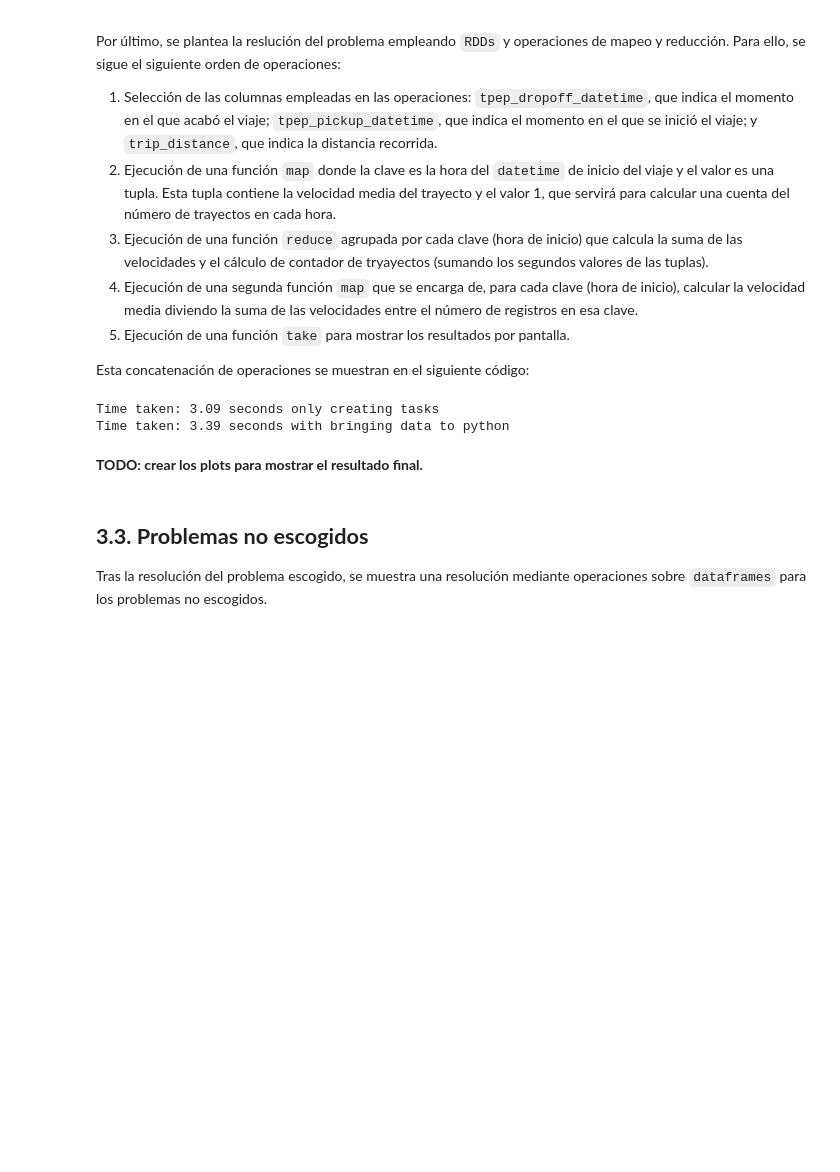
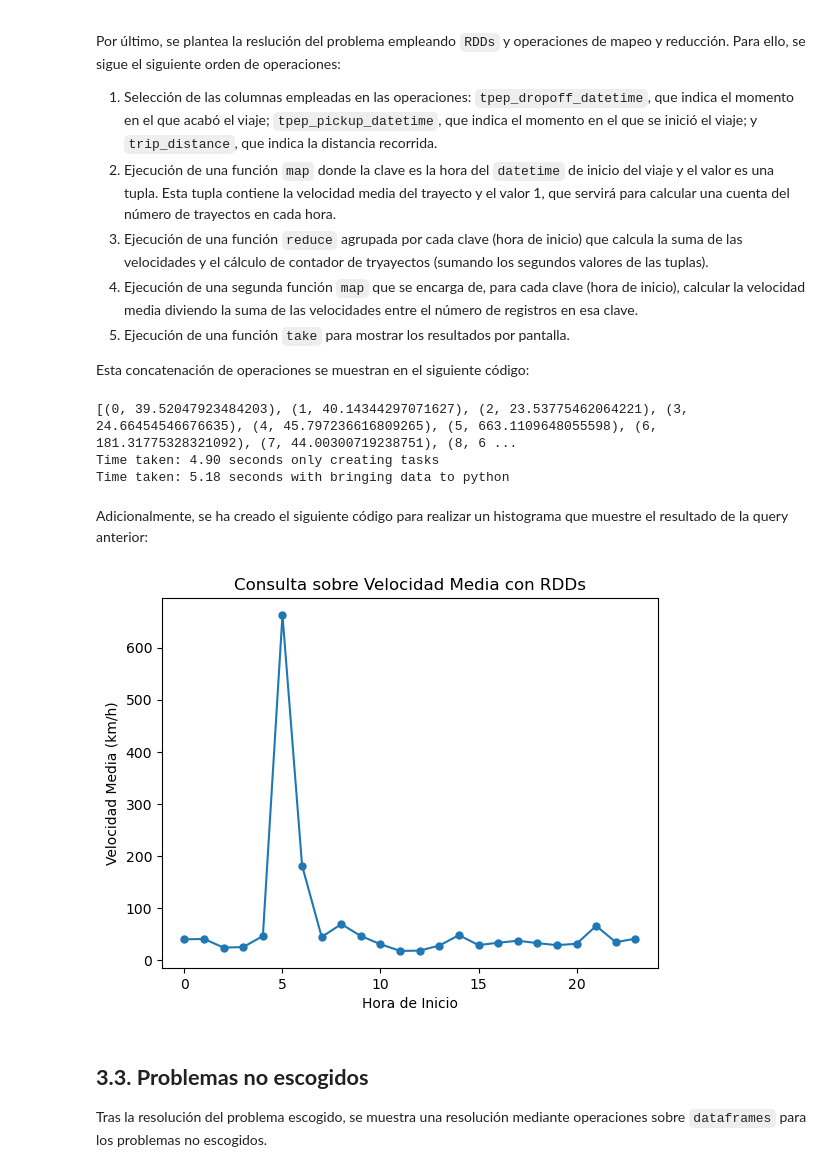
Before and after one commit to Astrak00/HPC-Lab01, a Jupyter notebook: main.ipynb, the cells around one changed output. Drawn from its saved outputs; the diff is of its cells as text; code cells hidden in the pictures; blank space fills up the shorter version.

```diff
--- a/main.ipynb
+++ b/main.ipynb
@@ -266,14 +297,30 @@ end_tasks = time.time()
 # Cálculo de las operaciones y resultados finales
 result = m2.take(24)
 end_rdd = time.time()
-result
+print(result)
 print(f'Time taken: {end_tasks-start_rdd:.2f} seconds only creating tasks')
 print(f'Time taken: {end_rdd-start_rdd:.2f} seconds with bringing data to python')
 # %% [output]
-Time taken: 3.09 seconds only creating tasks
-Time taken: 3.39 seconds with bringing data to python
+[(0, 39.52047923484203), (1, 40.14344297071627), (2, 23.53775462064221), (3, 24.66454546676635), (4, 45.797236616809265), (5, 663.1109648055598), (6, 181.31775328321092), (7, 44.00300719238751), (8, 6 ...
+Time taken: 4.90 seconds only creating tasks
+Time taken: 5.18 seconds with bringing data to python
 # %% [markdown]
-**TODO: crear los plots para mostrar el resultado final.**
+Adicionalmente, se ha creado el siguiente código para realizar un histograma que muestre el resultado de la query anterior:
+# %%
+fig, ax = plt.subplots()
+
+x = [value[0] for value in result]
+y = [value[1] for value in result]
+
+ax.plot(x, y, marker="o", markersize="5")
+
+ax.set_ylabel('Velocidad Media (km/h)')
+ax.set_xlabel('Hora de Inicio')
+ax.set_title('Consulta sobre Velocidad Media con RDDs')
+
+plt.show()
+# %% [output]
+[figure, added]
 # %% [markdown]
 ## **3.3. Problemas no escogidos**
 
```
Also changed, not shown: parts of 14 cells of this notebook.
